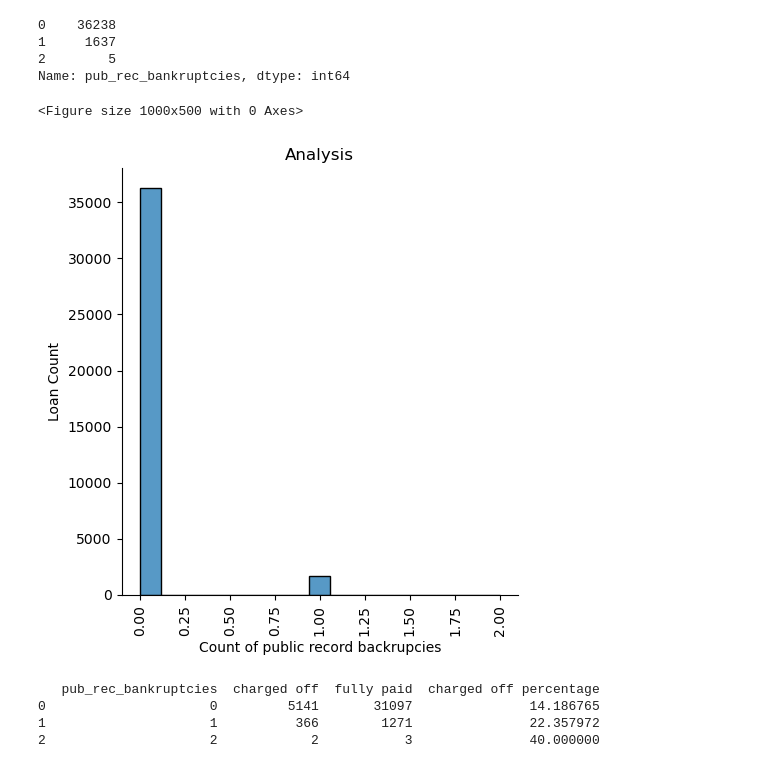
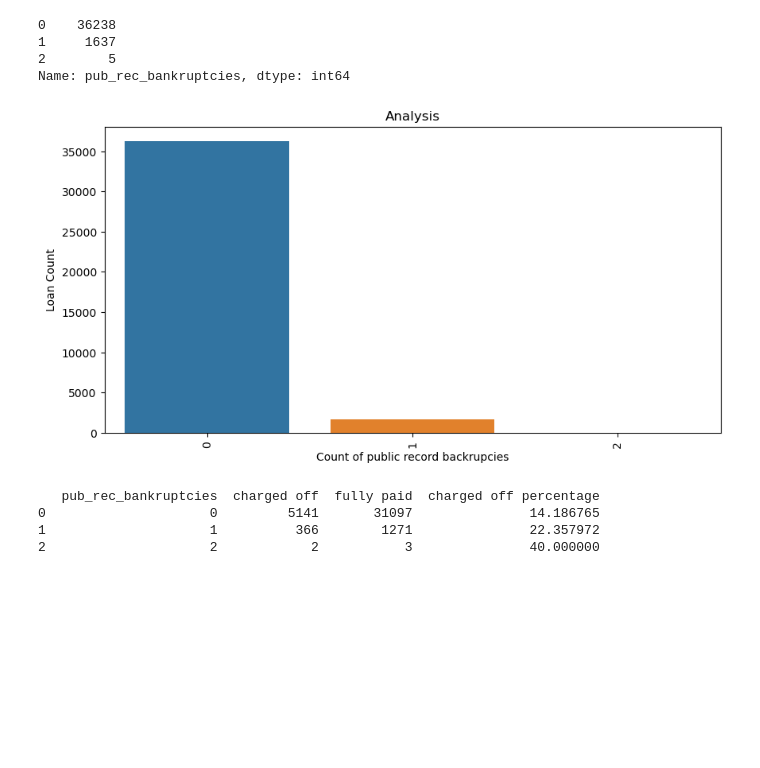
Before and after one commit to arijeetsaha/Lending_Club_Case_Study, a Jupyter notebook: Arijeet.ipynb, the cells around one changed output. Cells and saved outputs as stored; diff of their text form; code cells hidden in the pictures; blank space fills up the shorter version.

```diff
--- a/Arijeet.ipynb
+++ b/Arijeet.ipynb
@@ -240,4 +298,6 @@ only first 3 digits of the Zipcode is provided. So this can be dropped.
 # %%
-# Dropping columns which has no relevance for charged off analysis
+# Dropping columns which has no relevance for charged off analysis based on their definition
 
-df_clean.drop(columns=['url', 'desc', 'title', 'zip_code','earliest_cr_line','issue_d'], inplace=True)
+# collection_recovery_fee - Since this field signifies the recovery amount which is collected after the chargeoff, this does not have to do anything with analysis. So this field can be dropped.
+
+df_clean.drop(columns=['url', 'desc', 'title', 'zip_code','earliest_cr_line','issue_d','member_id','recoveries','collection_recovery_fee'], inplace=True)
@@ -288,6 +368,18 @@ def boxplot(df, xlabel, ylabel, title, xattr=None,yattr=None, hue=None, hue_orde
     plt.ylabel(ylabel)
     plt.title(title)
     plt.show()
+# %%
+# Custom method to draw boxplot
+
+# Box Plot
+def countplot(df, xlabel, ylabel, title, xattr=None,yattr=None, hue=None, hue_order=None):
+    plt.figure(figsize=(10,5))
+    sns.countplot(data=df, x=xattr, y=yattr, hue=hue, hue_order=hue_order)
+    plt.xticks(rotation=90)
+    plt.xlabel(xlabel)
+    plt.ylabel(ylabel)
+    plt.title(title)
+    plt.show()
 # %% [markdown]
 # Derived univariate analysis
 # %%
@@ -356,0 +461,8 @@ df_clean.shape
+# %%
+# Check all columns with a single value
+
+columns_single_val=df_clean.columns[df_clean.nunique() == 1]
+
+print(columns_single_val)
+
+print('Number of columns with missing values: ', columns_single_val.size)
@@ -356,0 +472,2 @@ df_clean.shape
+# %%
+df_clean.drop(columns=columns_single_val, inplace=True)
@@ -1346,10 +1549,9 @@ df_prb.pub_rec_bankruptcies.value_counts()
 Name: pub_rec_bankruptcies, dtype: int64
 # %%
 # Graph to Loan account counts against the count of months since last deliquency
-distplot(df_prb, xattr=attr, xlabel="Count of public record backrupcies", ylabel="Loan Count", title="Analysis", isKDE=False)
+countplot(df_prb, xattr=attr, xlabel="Count of public record backrupcies", ylabel="Loan Count", title="Analysis")
 # %% [output]
-<Figure size 1000x500 with 0 Axes>
-[figure, old version]
+[figure, new version]
 # %%
 df_co = chargedOffLoanPercentageUnivariate(df_prb, attr)
 
```
Also changed, not shown: parts of 128 cells of this notebook.
